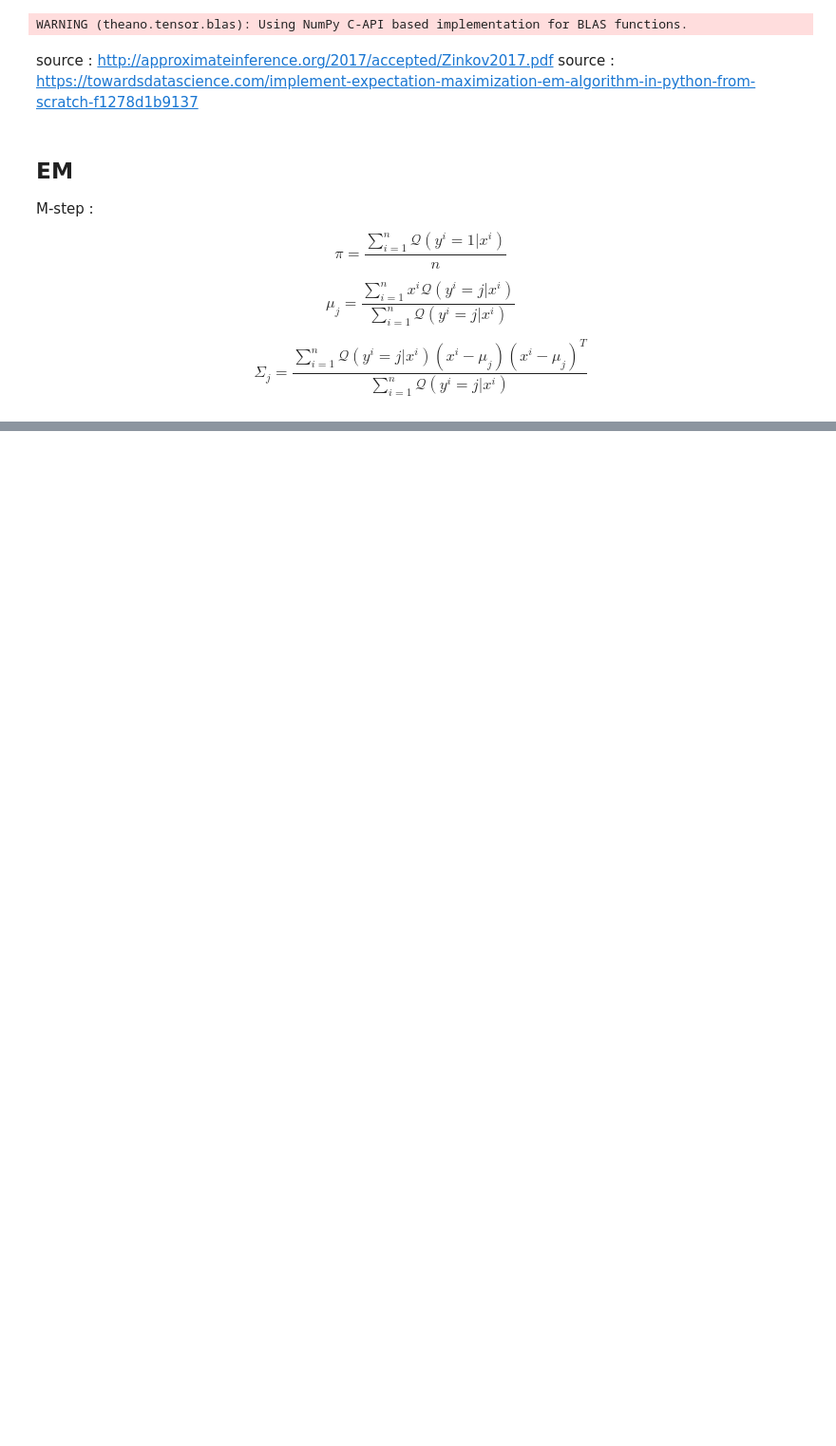
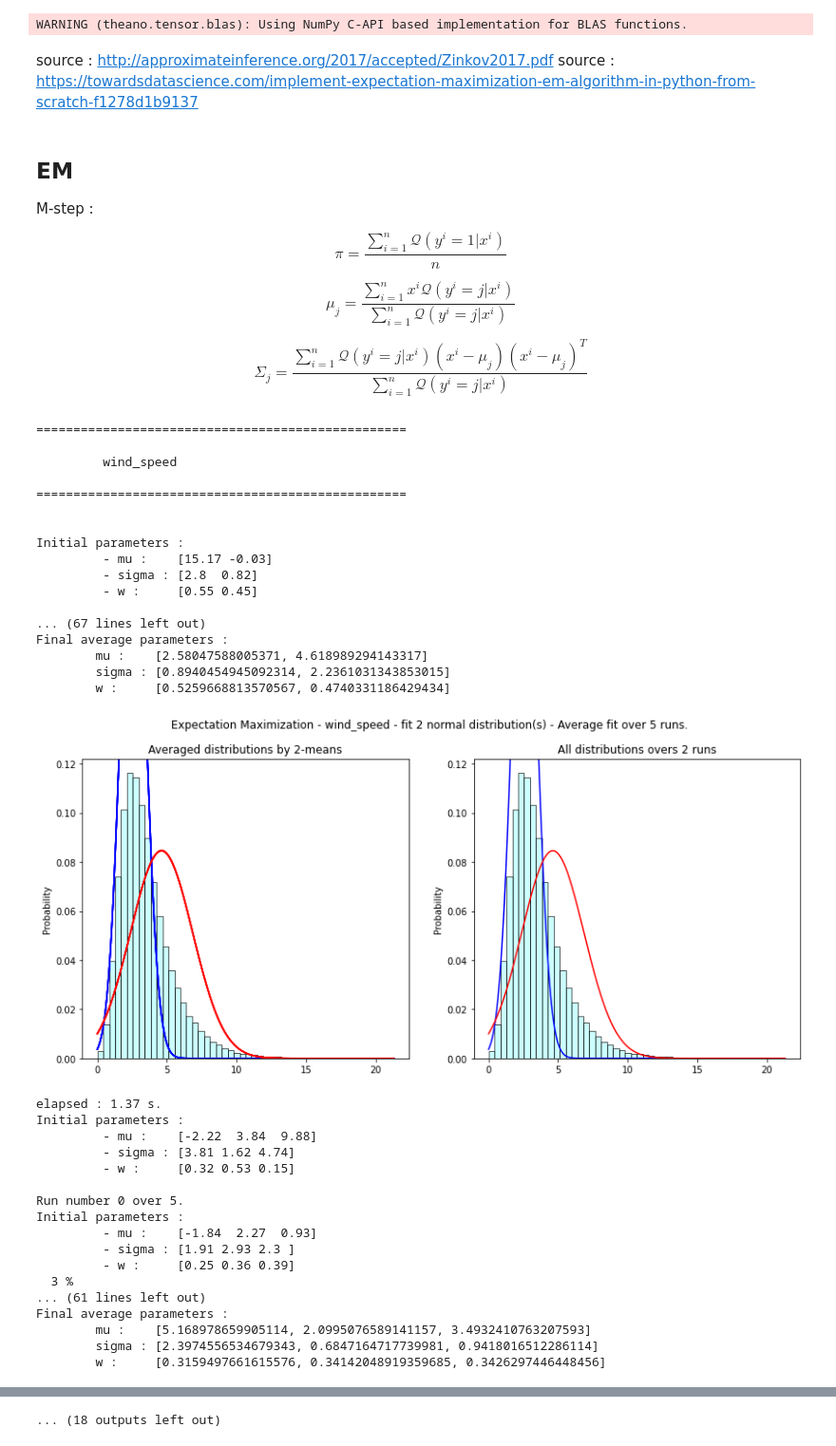
Before and after one commit to RichardSrn/probabilistic_graphical_models, a Jupyter notebook: expectation_maximization.ipynb, the cells around one changed output, grey strips where cells are left out. Shown at 95% size. Saved outputs shown, nothing was run; the diff lists cells and outputs as text; code cells hidden in the pictures; blank space fills up the shorter version.

```diff
--- a/expectation_maximization.ipynb
+++ b/expectation_maximization.ipynb
@@ -216,0 +361,49 @@ class EM():
+# %%
+for col in ['wind_speed', 'temperature', 'humidity', 'dew_point', 'current_precipitations']:
+    print("\n\n", "=" * 50, sep="")
+    print("\n\t", col)
+    print("\n", "=" * 50, "\n\n", sep="")
+    for k in range(2, 5):
+        em = EM(x=df[col].to_numpy(), nb_dist=k, split_ratio=0.01, threshold=0.001, talk=True)
+        t = time.time()
+        try :
+            em.average_fit(runs=5, max_iters=1000, plot=True, plot_title="Expectation Maximization - {} - fit {} normal distribution(s) - Average fit over 5 runs.".format(col, k))
+        except ValueError :
+            print("Most likely : 'Input contains NaN, infinity or a value too large for dtype('float64').'")
+        print("elapsed : {:.2f} s.".format(time.time() - t))
+# %% [output]
+==================================================
+
+         wind_speed
+
+==================================================
+
+
+Initial parameters :
+         - mu :    [15.17 -0.03]
+         - sigma : [2.8  0.82]
+         - w :     [0.55 0.45]
+
+... (67 lines left out)
+Final average parameters :
+        mu :    [2.58047588005371, 4.618989294143317]
+        sigma : [0.8940454945092314, 2.2361031343853015]
+        w :     [0.5259668813570567, 0.4740331186429434]
+[figure, added]
+elapsed : 1.37 s.
+Initial parameters :
+         - mu :    [-2.22  3.84  9.88]
+         - sigma : [3.81 1.62 4.74]
+         - w :     [0.32 0.53 0.15]
+
+Run number 0 over 5.
+Initial parameters :
+         - mu :    [-1.84  2.27  0.93]
+         - sigma : [1.91 2.93 2.3 ]
+         - w :     [0.25 0.36 0.39]
+  3 %
+... (61 lines left out)
+Final average parameters :
+        mu :    [5.168978659905114, 2.0995076589141157, 3.4932410763207593]
+        sigma : [2.3974556534679343, 0.6847164717739981, 0.9418016512286114]
+        w :     [0.3159497661615576, 0.34142048919359685, 0.3426297446448456]
@@ -217 +483,2 @@ class EM():
+... (18 outputs left out)
 # %%
```
Also changed, not shown: parts of 5 cells of this notebook.
